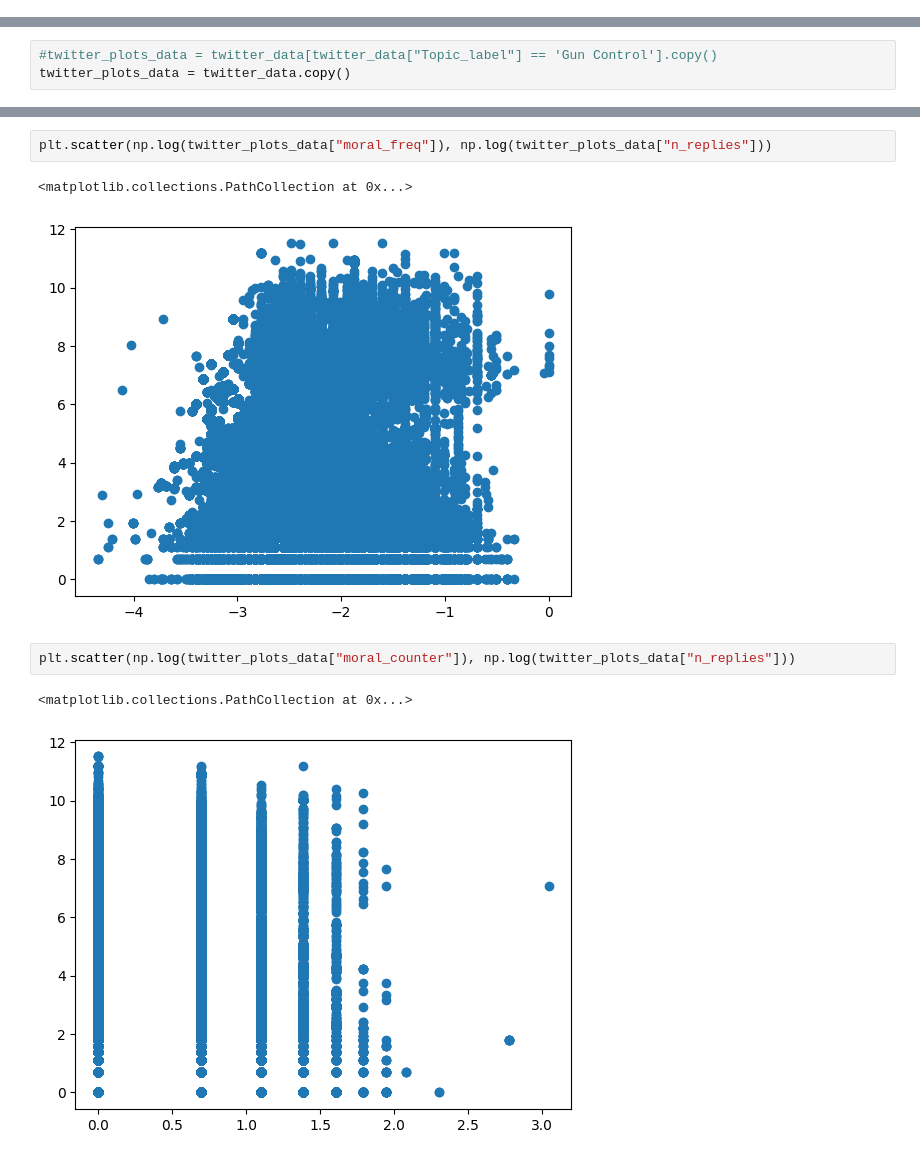
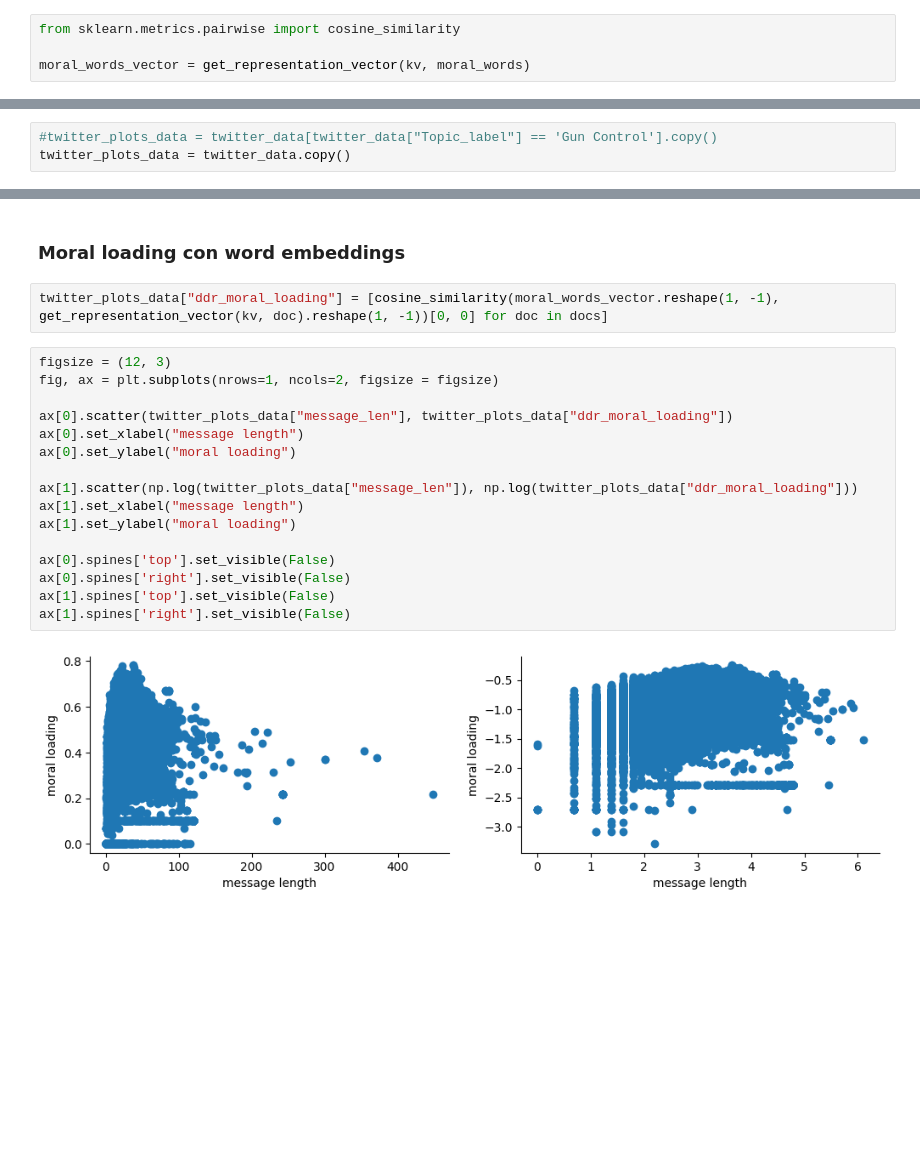
Before and after one commit to DiegoLeonG96/Scaling-laws-in-moral-dynamics-on-social-media, a Jupyter notebook: Exploration.ipynb, the cells around one changed output, grey strips where cells are left out. Drawn from its saved outputs; the diff is of its cells as text; blank space fills up the shorter version.

```diff
--- a/Exploration.ipynb
+++ b/Exploration.ipynb
@@ -251,0 +346,4 @@ array(['people kill gun usa since @johnlennon shoot kill dec #stopgunviolence ht
+# %%
+from sklearn.metrics.pairwise import cosine_similarity
+
+moral_words_vector = get_representation_vector(kv, moral_words)
@@ -302,10 +458,22 @@ plt.scatter(twitter_plots_data["message_len"], twitter_plots_data["moral_freq"])
-# %%
-plt.scatter(np.log(twitter_plots_data["moral_freq"]), np.log(twitter_plots_data["n_replies"]))
-# %% [output]
-<matplotlib.collections.PathCollection at 0x...>
-[figure, removed]
-# %%
-plt.scatter(np.log(twitter_plots_data["moral_counter"]), np.log(twitter_plots_data["n_replies"]))
-# %% [output]
-<matplotlib.collections.PathCollection at 0x...>
-[figure, removed]
+# %% [markdown]
+### Moral loading con word embeddings
+# %%
+twitter_plots_data["ddr_moral_loading"] = [cosine_similarity(moral_words_vector.reshape(1, -1), get_representation_vector(kv, doc).reshape(1, -1))[0, 0] for doc in docs]
+# %%
+figsize = (12, 3)
+fig, ax = plt.subplots(nrows=1, ncols=2, figsize = figsize)
+
+ax[0].scatter(twitter_plots_data["message_len"], twitter_plots_data["ddr_moral_loading"])
+ax[0].set_xlabel("message length")
+ax[0].set_ylabel("moral loading")
+
+ax[1].scatter(np.log(twitter_plots_data["message_len"]), np.log(twitter_plots_data["ddr_moral_loading"]))
+ax[1].set_xlabel("message length")
+ax[1].set_ylabel("moral loading")
+
+ax[0].spines['top'].set_visible(False)
+ax[0].spines['right'].set_visible(False)
+ax[1].spines['top'].set_visible(False)
+ax[1].spines['right'].set_visible(False)
+# %% [output]
+[figure, added]
```
Also changed, not shown: parts of 31 cells of this notebook.
